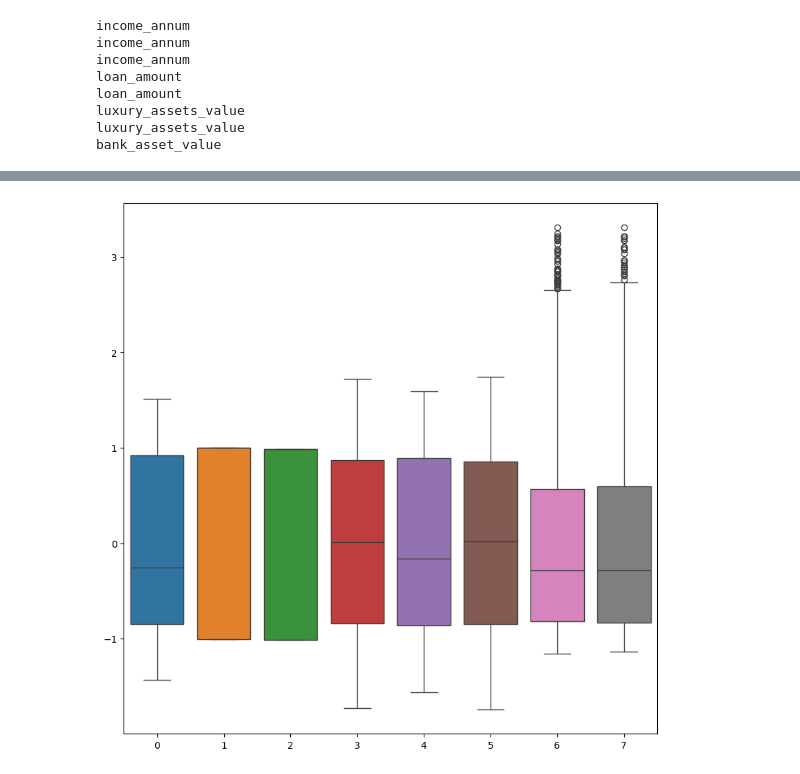
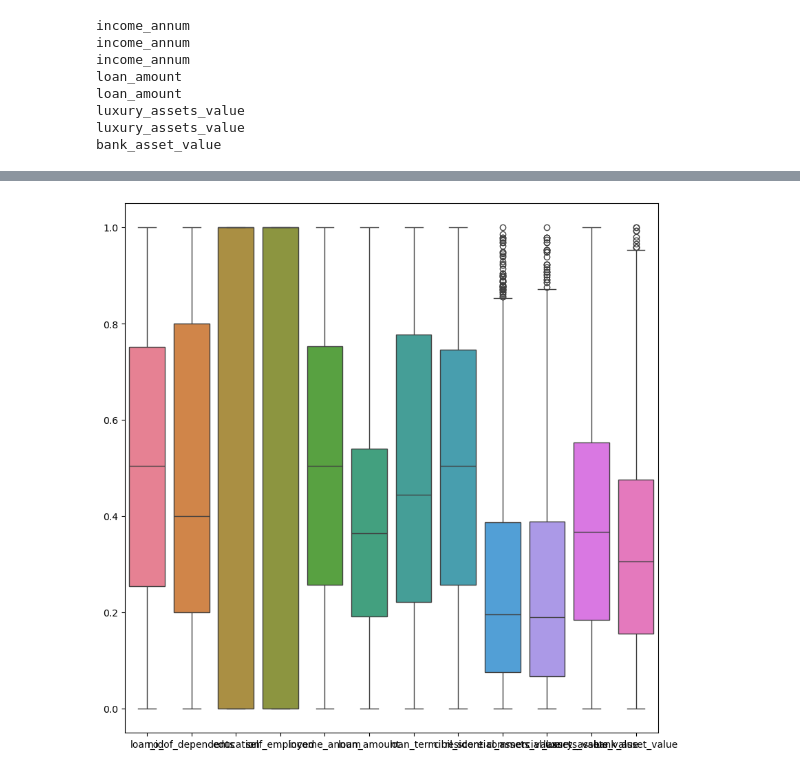
Before and after one commit to vj0246/Loan-Approval-Credit-Risk-Predictor, a Jupyter notebook: Notebooks/models.ipynb, the cells around one changed output, grey strips where cells are left out. Drawn from its saved outputs; the diff is of its cells as text; code cells hidden in the pictures.

```diff
--- a/Notebooks/models.ipynb
+++ b/Notebooks/models.ipynb
@@ -68,8 +67,8 @@ luxury_assets_value
 luxury_assets_value
 bank_asset_value
 # %%
-X_train.drop(['loan_amount','luxury_assets_value','bank_asset_value','loan_id'],axis=1,inplace=True)
-X_test.drop(['loan_amount','luxury_assets_value','bank_asset_value','loan_id'],axis=1,inplace=True)
+X_train.drop(['luxury_assets_value','bank_asset_value','loan_id'],axis=1,inplace=True)
+X_test.drop(['luxury_assets_value','bank_asset_value','loan_id'],axis=1,inplace=True)
 # %%
 X_train.head()
 # %% [output]
@@ -101,0 +97,5 @@ X_train.head()
+# %%
+from sklearn.preprocessing import MinMaxScaler
+scaler = MinMaxScaler()
+X_train_normalized = scaler.fit_transform(X_train)
+X_test_normalized = scaler.transform(X_test)
@@ -101,0 +111,3 @@ X_train.head()
+# %%
+X_train_normalized = pd.DataFrame(X_train_normalized,columns=X_train.columns,index=X_train.index)
+X_test_normalized = pd.DataFrame(X_test_normalized,columns=X_test.columns,index=X_test.index)
@@ -102,6 +130,6 @@ X_train.head()
 # %%
 plt.figure(figsize=(10,10))
-sns.boxplot(data=X_train_scaled)
+sns.boxplot(data=X_train_normalized)
 plt.show()
 # %% [output]
-[figure, old version]
+[figure, new version]
```
Also changed, not shown: parts of 21 cells of this notebook, 6 other files.
